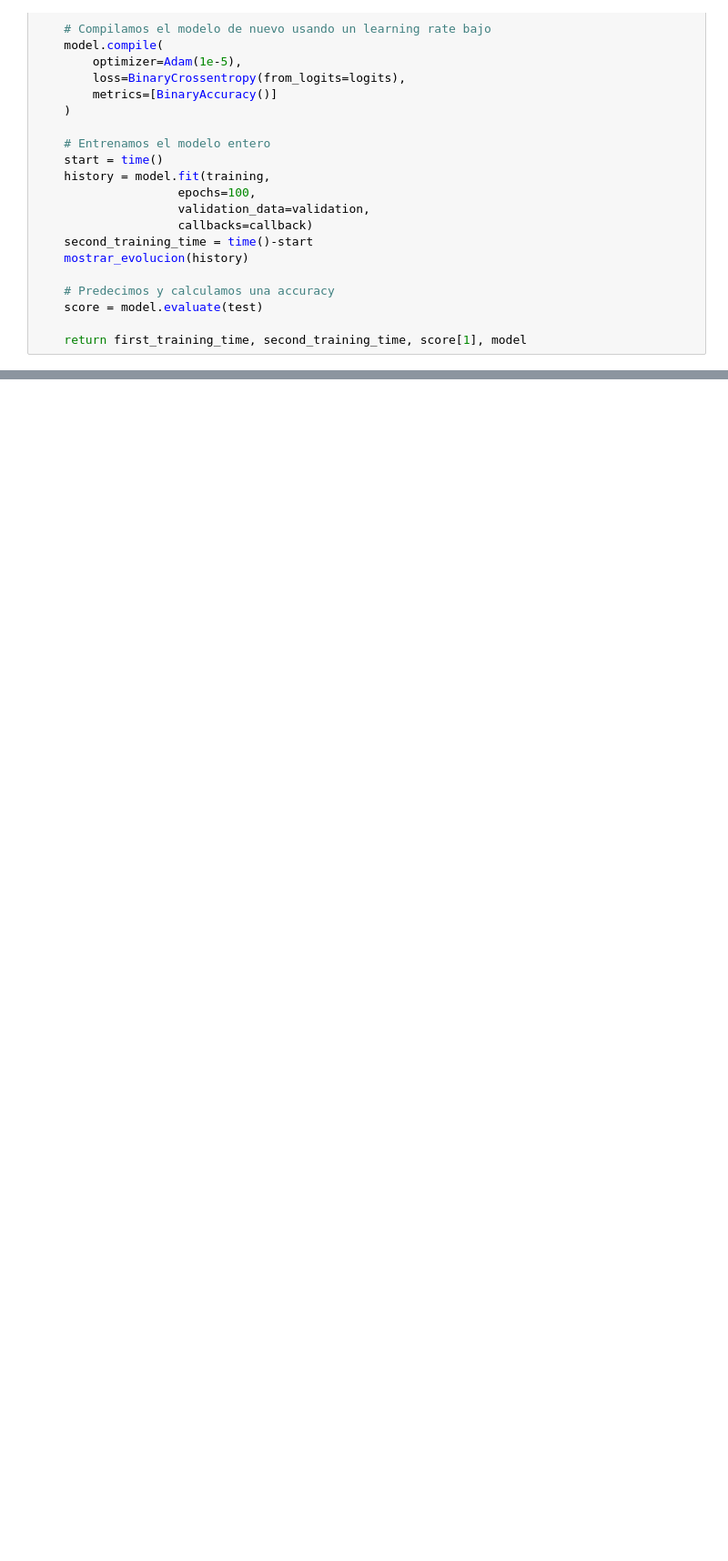
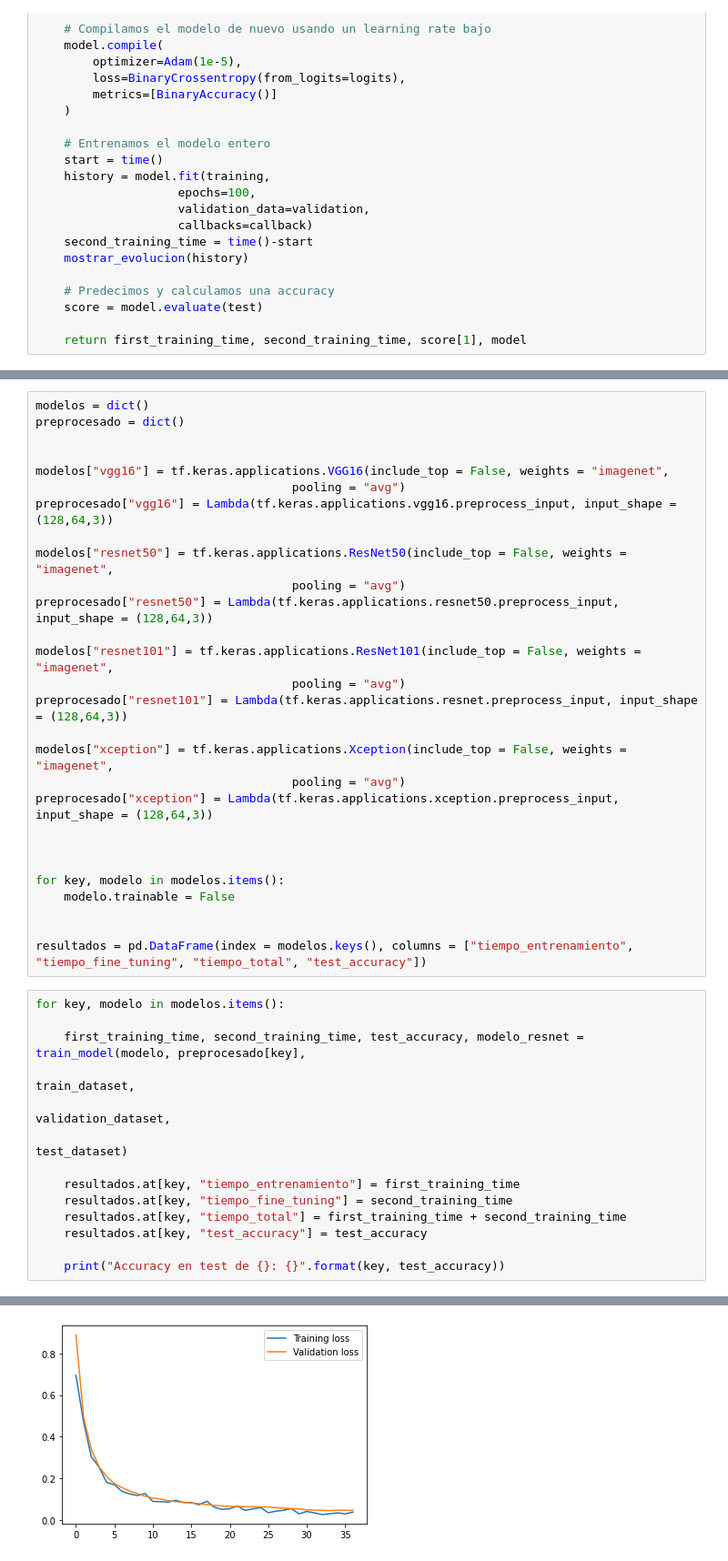
Before and after one commit to Juane99/VC_TEORIA_DATCOM, a Jupyter notebook: classification.ipynb, the cells around one changed output, grey strips where cells are left out. Shown at 91% size. Drawn from its saved outputs; the diff is of its cells as text; blank space fills up the shorter version.

Commit message:
notebook ejecutado y comentarios y gráficas de los resultados al final

```diff
--- a/classification.ipynb
+++ b/classification.ipynb
@@ -482,0 +439,43 @@ first_training_time, second_training_time, test_accuracy, modelo_resnet = train_
+# %%
+modelos = dict()
+preprocesado = dict()
+
+
+modelos["vgg16"] = tf.keras.applications.VGG16(include_top = False, weights = "imagenet",
+                                    pooling = "avg")
+preprocesado["vgg16"] = Lambda(tf.keras.applications.vgg16.preprocess_input, input_shape = (128,64,3))
+
+modelos["resnet50"] = tf.keras.applications.ResNet50(include_top = False, weights = "imagenet",
+                                    pooling = "avg")
+preprocesado["resnet50"] = Lambda(tf.keras.applications.resnet50.preprocess_input, input_shape = (128,64,3))
+
+modelos["resnet101"] = tf.keras.applications.ResNet101(include_top = False, weights = "imagenet",
+                                    pooling = "avg")
+preprocesado["resnet101"] = Lambda(tf.keras.applications.resnet.preprocess_input, input_shape = (128,64,3))
+
+modelos["xception"] = tf.keras.applications.Xception(include_top = False, weights = "imagenet",
+                                    pooling = "avg")
+preprocesado["xception"] = Lambda(tf.keras.applications.xception.preprocess_input, input_shape = (128,64,3))
+
+
+
+for key, modelo in modelos.items():
+    modelo.trainable = False
+
+
+resultados = pd.DataFrame(index = modelos.keys(), columns = ["tiempo_entrenamiento", "tiempo_fine_tuning", "tiempo_total", "test_accuracy"])
+# %%
+for key, modelo in modelos.items():
+
+    first_training_time, second_training_time, test_accuracy, modelo_resnet = train_model(modelo, preprocesado[key],
+                                                                                   train_dataset,
+                                                                                   validation_dataset,
+                                                                                   test_dataset)
+
+    resultados.at[key, "tiempo_entrenamiento"] = first_training_time
+    resultados.at[key, "tiempo_fine_tuning"] = second_training_time
+    resultados.at[key, "tiempo_total"] = first_training_time + second_training_time
+    resultados.at[key, "test_accuracy"] = test_accuracy
+
+    print("Accuracy en test de {}: {}".format(key, test_accuracy))
+# %% [output]
@@ -482,0 +499 @@ first_training_time, second_training_time, test_accuracy, modelo_resnet = train_
+[figure, added]
```
Also changed, not shown: parts of 13 cells of this notebook.
